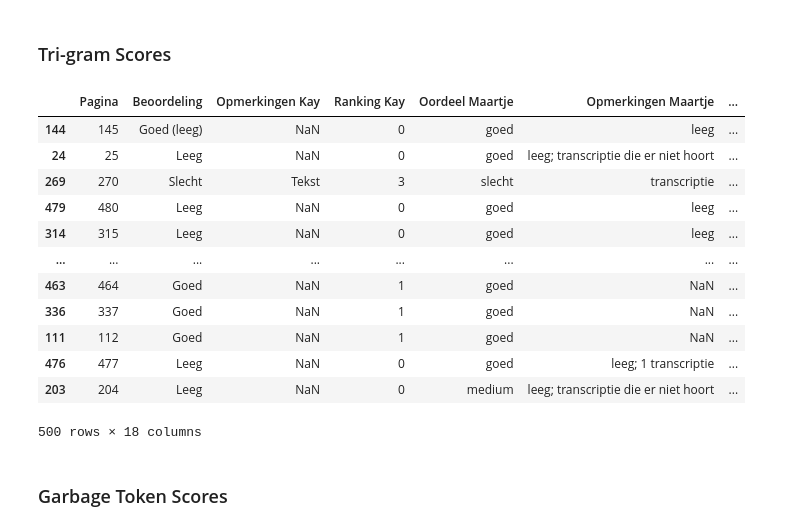
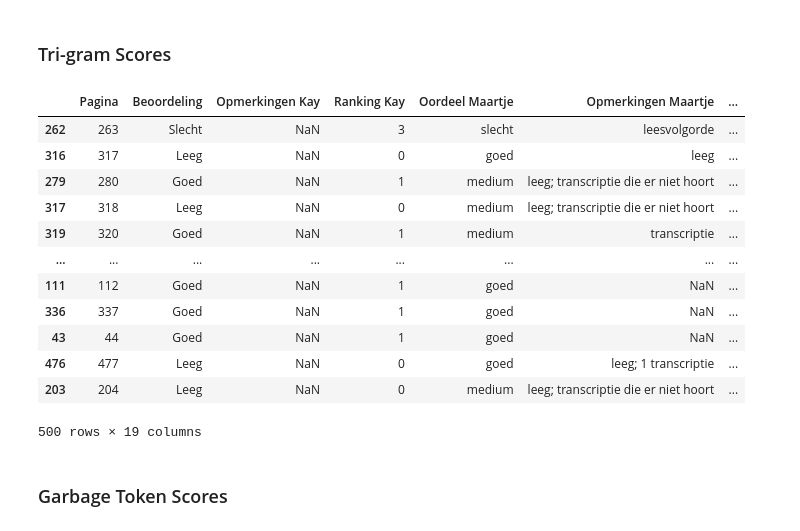
Before and after one commit to LAHTeR/nautilusocr, a Jupyter notebook: notebooks/quality.ipynb, the cells around one changed output. Saved outputs shown, nothing was run; the diff lists cells and outputs as text; code cells hidden in the pictures.

```diff
--- a/notebooks/quality.ipynb
+++ b/notebooks/quality.ipynb
@@ -40,0 +55,5 @@ PosixPath('/Users/carstenschnober/LAHTeR/workspace/nautilusocr')
+# %%
+from pagexml.parser import parse_pagexml_file
+from tqdm import tqdm
+
+pagexml_files = [parse_pagexml_file(file) for file in tqdm(GROUND_TRUTH_FILES)]
@@ -85,3 +171,18 @@ get_dict_score(tokens)
+# %%
+def get_dict_score_gt(tokens):
+    if any(len(token) > 0 for token in tokens):
+        matched_count = 0
+        total_count = 0
+
+        for token in tokens:
+            total_count += len(token)
+
+            # TODO: lowercase token?
+            matched_count += (token in words) * len(token)
+
+        return matched_count / total_count
+    else:
+        return 0.0
 # %% [markdown]
 # Train Tri-Gram Model
 # %% [markdown]
@@ -174,22 +232,12 @@ assert (
 # %%
-import random
 from collections import Counter
 
-from pagexml.parser import parse_pagexml_file
 from tqdm import tqdm
 
-N_FILES = 50
-
-random.seed(1)
-
-files = list(GROUND_TRUTH_PATH.glob("*.xml"))
-
-pagexml_files = random.sample(files, N_FILES)
 
 lang_trigrams = list()
 
-for file in tqdm(pagexml_files, desc="Reading PageXML files", unit="file"):
-    pagexml = parse_pagexml_file(file)
+for file in tqdm(pagexml_files, unit="file"):
     for line in pagexml.get_lines():
         tokens = get_tokens(line.text) if line.text else []
         lang_trigrams.extend(get_ngrams(tokens))
@@ -599,3 +647,6 @@ judgements.iloc[judgements.dict_score.sort_values().index]
 | 479 | 480 | Leeg | NaN | 0 | goed | leeg | ... |
 | 203 | 204 | Leeg | NaN | 0 | medium | leeg; transcriptie die er niet hoort | ... |
 500 rows × 17 columns
+# %%
+judgements["dict_score_gt"] = judgements.tokens.apply(get_dict_score_gt)
+judgements.iloc[judgements.dict_score_gt.sort_values().index]
@@ -602,25 +672,27 @@ judgements.iloc[judgements.dict_score.sort_values().index]
 # %% [markdown]
 ### Tri-gram Scores
 # %%
-# TODO: hardcode `lang_trigrams` parameter in get_ngram_score(), remove lambda wrapper
+MAX_N_GRAMS = 1000
+
+
 judgements["n_gram_score"] = judgements.tokens.apply(
-    lambda t: get_ngram_score(t, lang_trigrams)
+    lambda t: get_ngram_score(t, lang_trigrams[:MAX_N_GRAMS])
 )
 judgements.iloc[judgements.n_gram_score.sort_values().index]
 # %% [output]
 |  | Pagina | Beoordeling | Opmerkingen Kay | Ranking Kay | Oordeel Maartje | Opmerkingen Maartje | ... |
-| 144 | 145 | Goed (leeg) | NaN | 0 | goed | leeg | ... |
-| 24 | 25 | Leeg | NaN | 0 | goed | leeg; transcriptie die er niet hoort | ... |
-| 269 | 270 | Slecht | Tekst | 3 | slecht | transcriptie | ... |
-| 479 | 480 | Leeg | NaN | 0 | goed | leeg | ... |
-| 314 | 315 | Leeg | NaN | 0 | goed | leeg | ... |
+| 262 | 263 | Slecht | NaN | 3 | slecht | leesvolgorde | ... |
+| 316 | 317 | Leeg | NaN | 0 | goed | leeg | ... |
+| 279 | 280 | Goed | NaN | 1 | medium | leeg; transcriptie die er niet hoort | ... |
+| 317 | 318 | Leeg | NaN | 0 | medium | leeg; transcriptie die er niet hoort | ... |
+| 319 | 320 | Goed | NaN | 1 | medium | transcriptie | ... |
 | ... | ... | ... | ... | ... | ... | ... | ... |
-| 463 | 464 | Goed | NaN | 1 | goed | NaN | ... |
+| 111 | 112 | Goed | NaN | 1 | goed | NaN | ... |
 | 336 | 337 | Goed | NaN | 1 | goed | NaN | ... |
-| 111 | 112 | Goed | NaN | 1 | goed | NaN | ... |
+| 43 | 44 | Goed | NaN | 1 | goed | NaN | ... |
 | 476 | 477 | Leeg | NaN | 0 | goed | leeg; 1 transcriptie | ... |
 | 203 | 204 | Leeg | NaN | 0 | medium | leeg; transcriptie die er niet hoort | ... |
-500 rows × 18 columns
+500 rows × 19 columns
 # %% [markdown]
 ### Garbage Token Scores
 # %%
```
Also changed, not shown: parts of 44 cells of this notebook.
